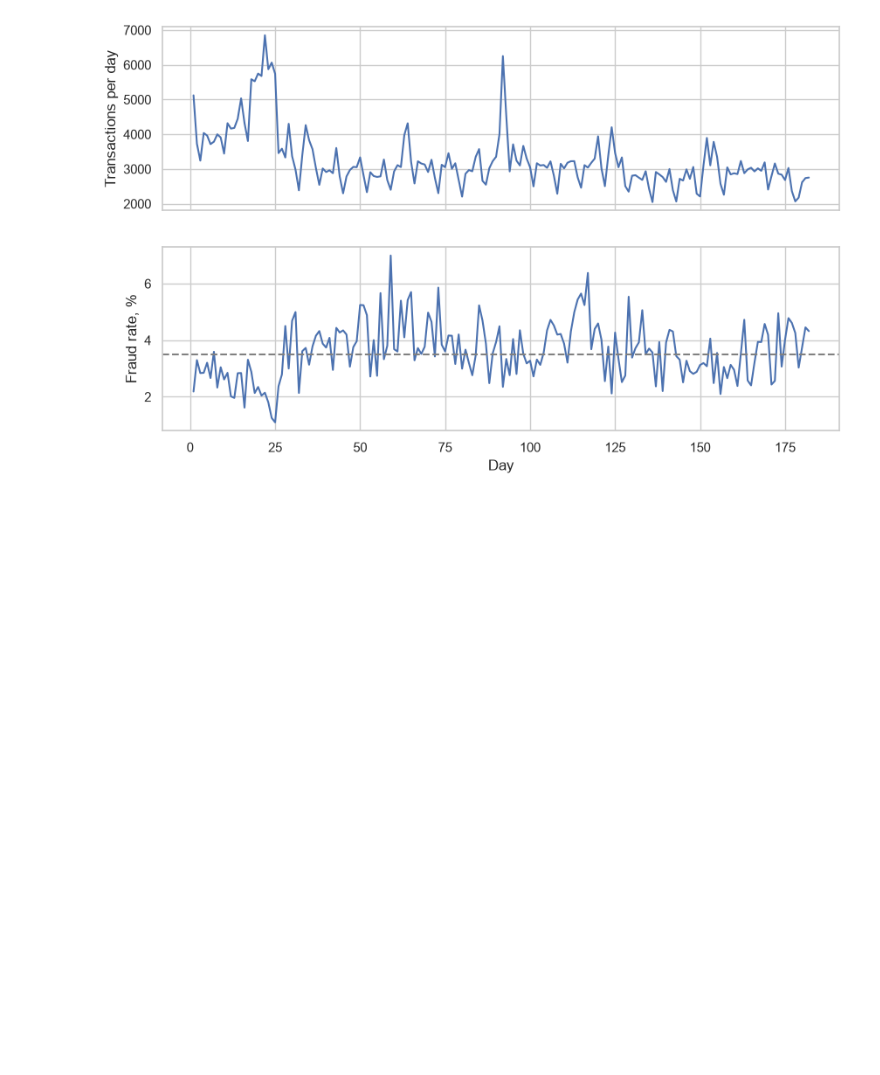
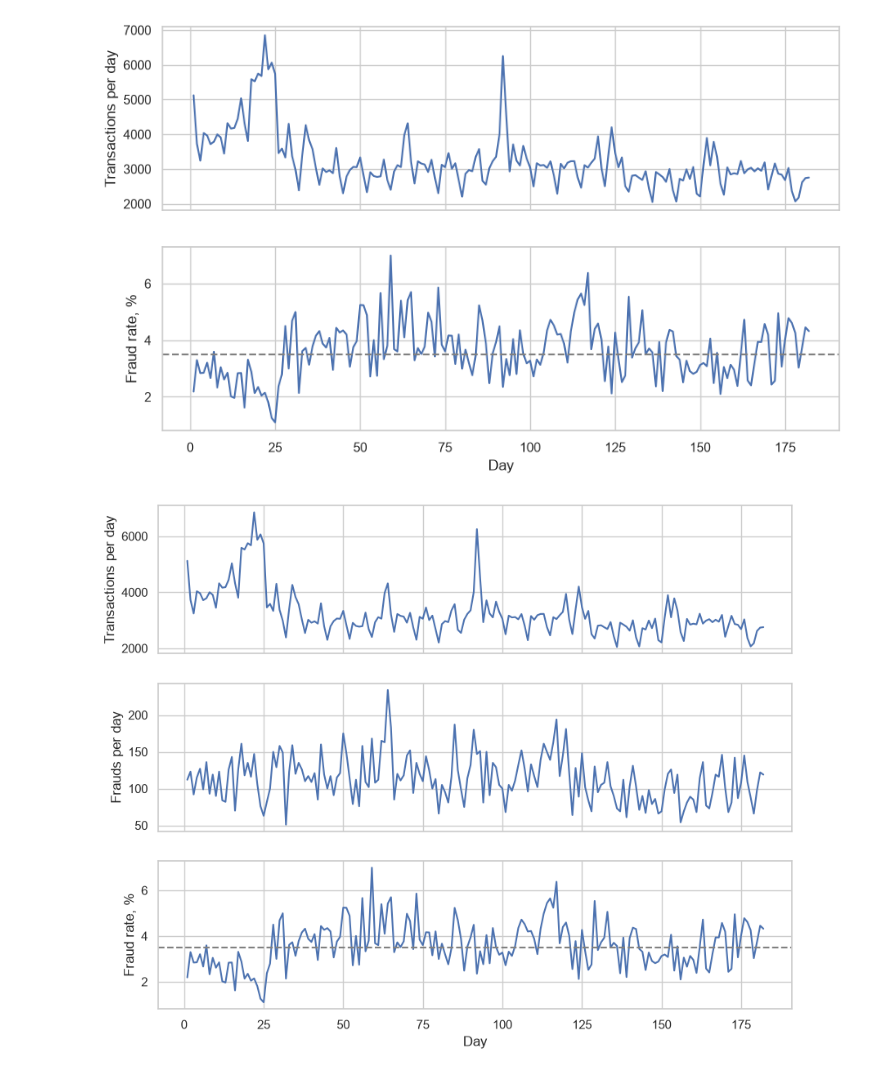
Before and after one commit to KrisTinaShch/fraud-risk-scoring, a Jupyter notebook: notebooks/01_eda.ipynb, the cells around one changed output. Drawn from its saved outputs; the diff is of its cells as text; code cells hidden in the pictures; blank space fills up the shorter version.

Commit message:
Add frauds-per-day panel and conclusions to time analysis

```diff
--- a/notebooks/01_eda.ipynb
+++ b/notebooks/01_eda.ipynb
@@ -173,3 +173,23 @@ axes[1].set_xlabel("Day")
 plt.show()
 # %% [output]
 [figure]
+# %%
+daily = train.groupby("day")["isFraud"].agg(transactions="size", frauds="sum", fraud_rate="mean")
+daily["fraud_rate"] = daily["fraud_rate"] * 100
+
+fig, axes = plt.subplots(3, 1, figsize=(10, 8), sharex=True)
+
+axes[0].plot(daily.index, daily["transactions"])
+axes[0].set_ylabel("Transactions per day")
+
+axes[1].plot(daily.index, daily["frauds"])
+axes[1].set_ylabel("Frauds per day")
+
+axes[2].plot(daily.index, daily["fraud_rate"])
+axes[2].axhline(fraud_rate * 100, color="gray", linestyle="--")
+axes[2].set_ylabel("Fraud rate, %")
+axes[2].set_xlabel("Day")
+
+plt.show()
+# %% [output]
+[figure, added]
```
Also changed, not shown: parts of 1 cell of this notebook.
